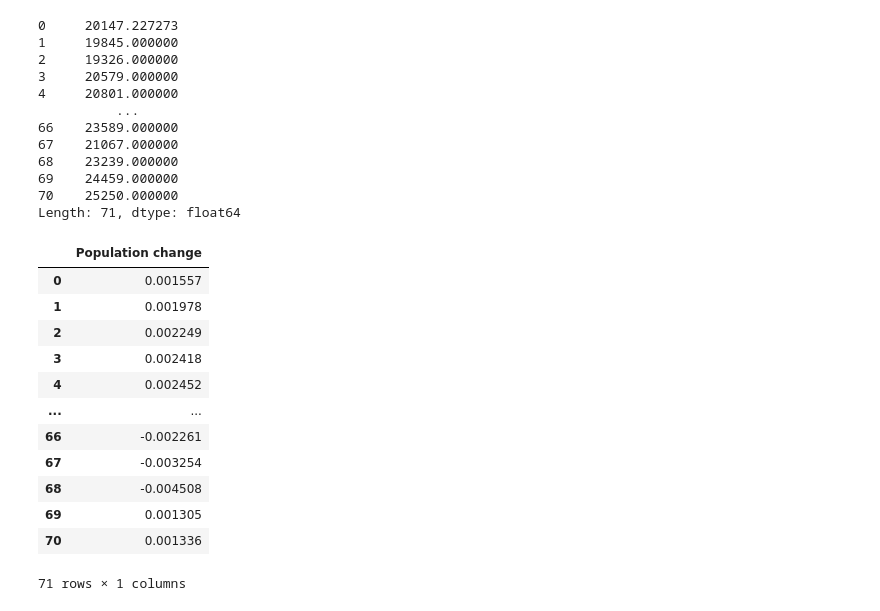
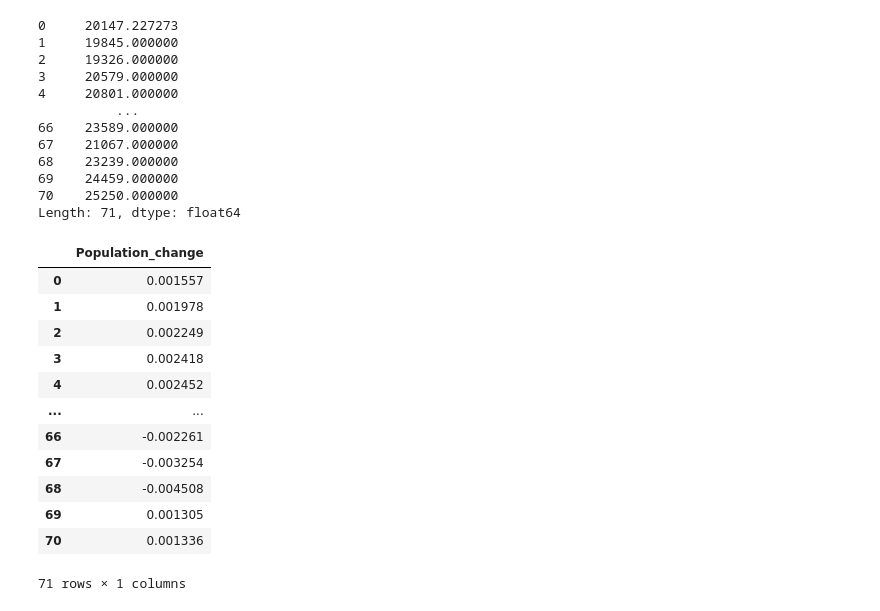
Before and after one commit to piotrek0019/Project_Data_Science, a Jupyter notebook: TransNormalisation.ipynb, the cells around one changed output. Saved outputs shown, nothing was run; the diff lists cells and outputs as text; code cells hidden in the pictures.

```diff
--- a/TransNormalisation.ipynb
+++ b/TransNormalisation.ipynb
@@ -80,12 +76,12 @@ grp
 Length: 71, dtype: float64
 # %%
 #subtraction mean from all values
-df = pd.DataFrame(file, columns=['Population change']).iloc[:71]
+df = pd.DataFrame(file, columns=['Population_change']).iloc[:71]
 grp = df.transform(lambda x: x - x.mean())
 
 grp
 # %% [output]
-|  | Population change |
+|  | Population_change |
 | 0 | 0.001557 |
 | 1 | 0.001978 |
 | 2 | 0.002249 |
```
Also changed, not shown: parts of 5 cells of this notebook, 9 other files.
